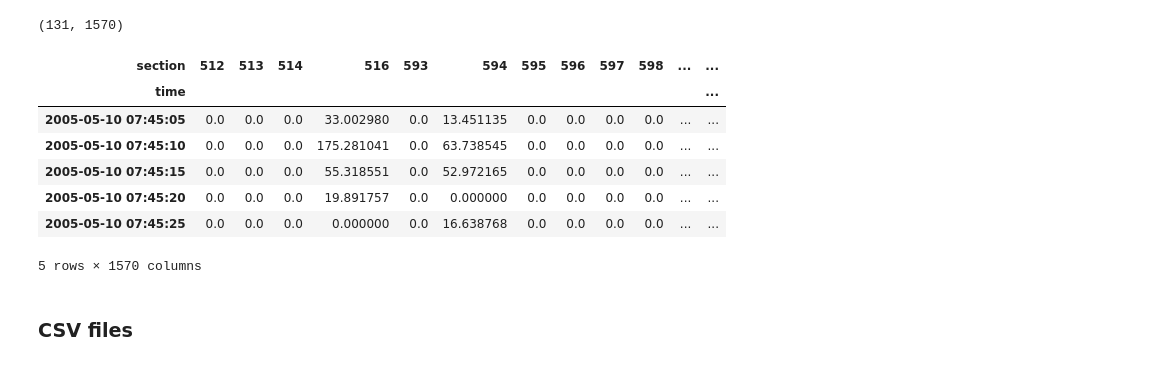
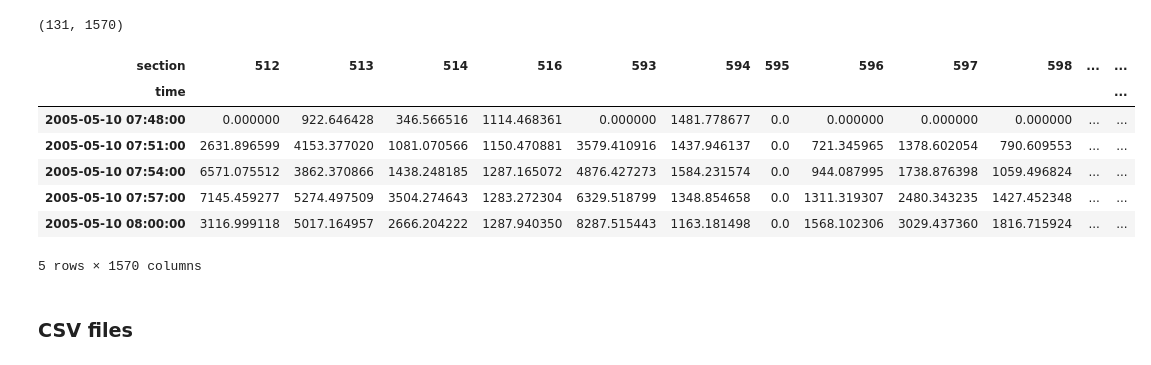
Before and after one commit to koenga/Projet-CE-1, a Jupyter notebook: V2.ipynb, the cells around one changed output. Saved outputs shown, nothing was run; the diff lists cells and outputs as text; code cells hidden in the pictures.

```diff
--- a/V2.ipynb
+++ b/V2.ipynb
@@ -87,15 +109,15 @@ df_pred_vdist.shape
 # %% [output]
 (131, 1570)
 # %%
-df_vdist.head()
+df_pred_vdist.head()
 # %% [output]
 | section | 512 | 513 | 514 | 516 | 593 | 594 | 595 | 596 | 597 | 598 | ... | ... |
 | time |  |  |  |  |  |  |  |  |  |  |  | ... |
-| 2005-05-10 07:45:05 | 0.0 | 0.0 | 0.0 | 33.002980 | 0.0 | 13.451135 | 0.0 | 0.0 | 0.0 | 0.0 | ... | ... |
-| 2005-05-10 07:45:10 | 0.0 | 0.0 | 0.0 | 175.281041 | 0.0 | 63.738545 | 0.0 | 0.0 | 0.0 | 0.0 | ... | ... |
-| 2005-05-10 07:45:15 | 0.0 | 0.0 | 0.0 | 55.318551 | 0.0 | 52.972165 | 0.0 | 0.0 | 0.0 | 0.0 | ... | ... |
-| 2005-05-10 07:45:20 | 0.0 | 0.0 | 0.0 | 19.891757 | 0.0 | 0.000000 | 0.0 | 0.0 | 0.0 | 0.0 | ... | ... |
-| 2005-05-10 07:45:25 | 0.0 | 0.0 | 0.0 | 0.000000 | 0.0 | 16.638768 | 0.0 | 0.0 | 0.0 | 0.0 | ... | ... |
+| 2005-05-10 07:48:00 | 0.000000 | 922.646428 | 346.566516 | 1114.468361 | 0.000000 | 1481.778677 | 0.0 | 0.000000 | 0.000000 | 0.000000 | ... | ... |
+| 2005-05-10 07:51:00 | 2631.896599 | 4153.377020 | 1081.070566 | 1150.470881 | 3579.410916 | 1437.946137 | 0.0 | 721.345965 | 1378.602054 | 790.609553 | ... | ... |
+| 2005-05-10 07:54:00 | 6571.075512 | 3862.370866 | 1438.248185 | 1287.165072 | 4876.427273 | 1584.231574 | 0.0 | 944.087995 | 1738.876398 | 1059.496824 | ... | ... |
+| 2005-05-10 07:57:00 | 7145.459277 | 5274.497509 | 3504.274643 | 1283.272304 | 6329.518799 | 1348.854658 | 0.0 | 1311.319307 | 2480.343235 | 1427.452348 | ... | ... |
+| 2005-05-10 08:00:00 | 3116.999118 | 5017.164957 | 2666.204222 | 1287.940350 | 8287.515443 | 1163.181498 | 0.0 | 1568.102306 | 3029.437360 | 1816.715924 | ... | ... |
 5 rows × 1570 columns
 # %% [markdown]
 ### CSV files
```
Also changed, not shown: parts of 12 cells of this notebook.
